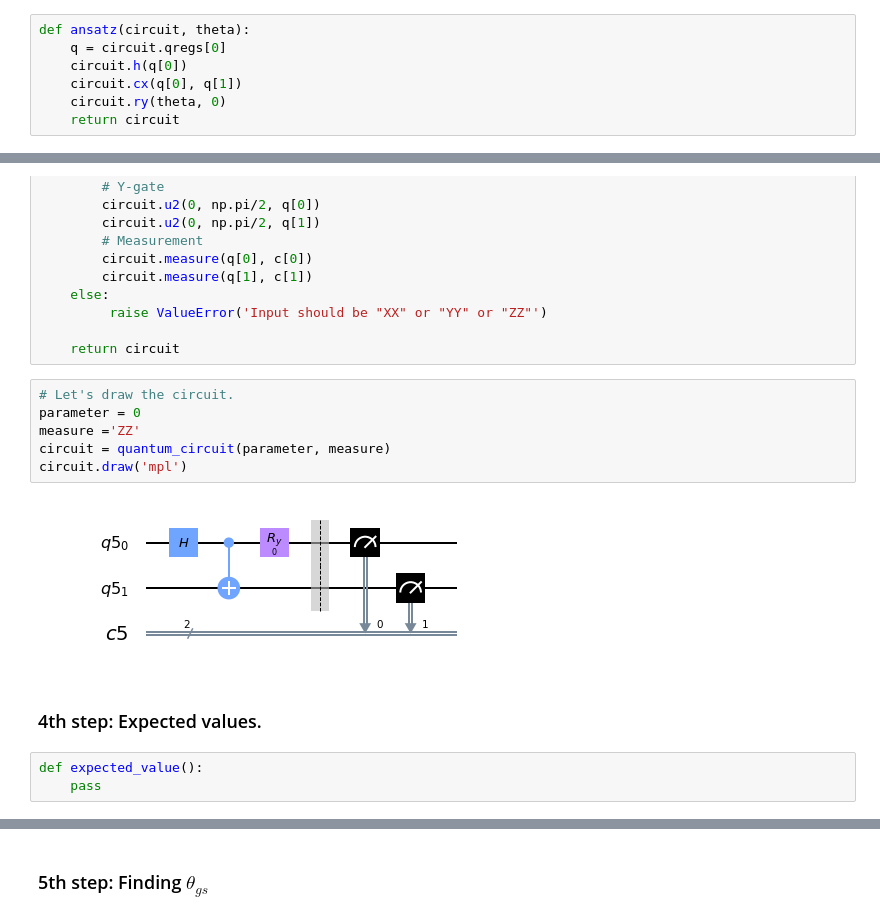
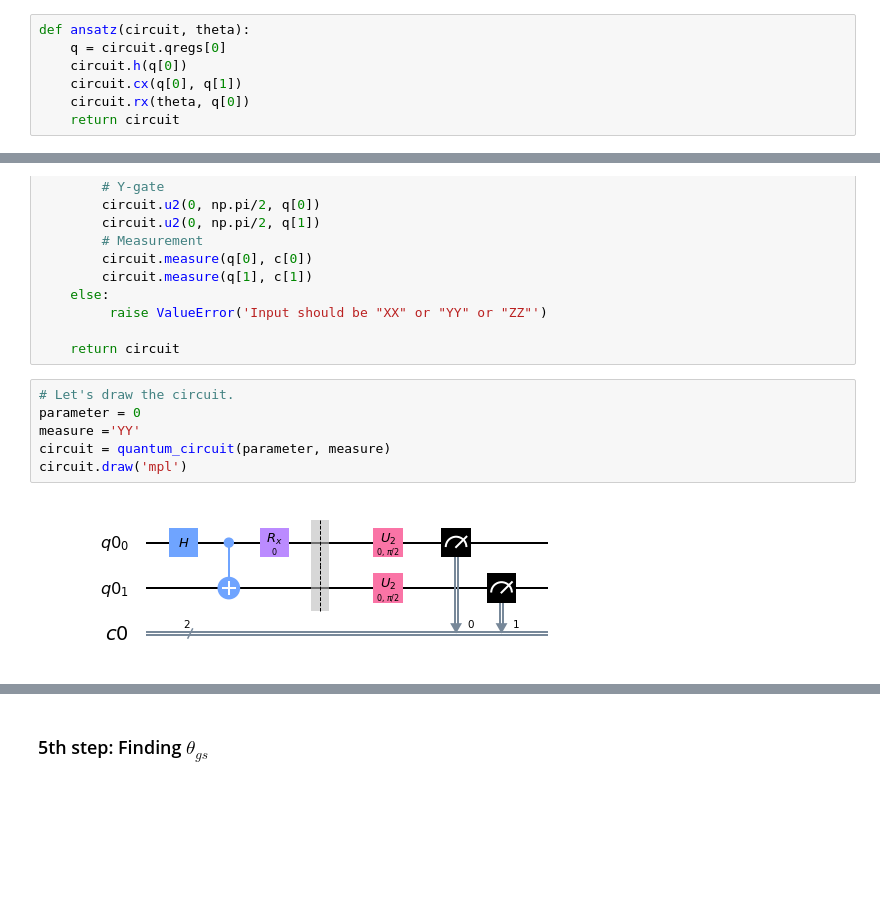
Before and after one commit to gllodra12/VQE-4x4-Hamiltonian, a Jupyter notebook: Task_4.ipynb, the cells around one changed output, grey strips where cells are left out. Drawn from its saved outputs; the diff is of its cells as text; blank space fills up the shorter version.

```diff
--- a/Task_4.ipynb
+++ b/Task_4.ipynb
@@ -307,7 +311,7 @@ def ansatz(circuit, theta):
     q = circuit.qregs[0]
     circuit.h(q[0])
     circuit.cx(q[0], q[1])
-    circuit.ry(theta, 0)
+    circuit.rx(theta, q[0])
     return circuit
 # %% [markdown]
 ### 3rd step: Measurements
@@ -403,13 +407,8 @@ def quantum_circuit(parameter, measure):
 # %%
 # Let's draw the circuit.
 parameter = 0
-measure ='ZZ'
+measure ='YY'
 circuit = quantum_circuit(parameter, measure)
 circuit.draw('mpl')
 # %% [output]
-[figure, old version]
+[figure, new version]
-# %% [markdown]
-### 4th step: Expected values.
-# %%
-def expected_value():
-    pass
```
Also changed, not shown: parts of 19 cells of this notebook.
